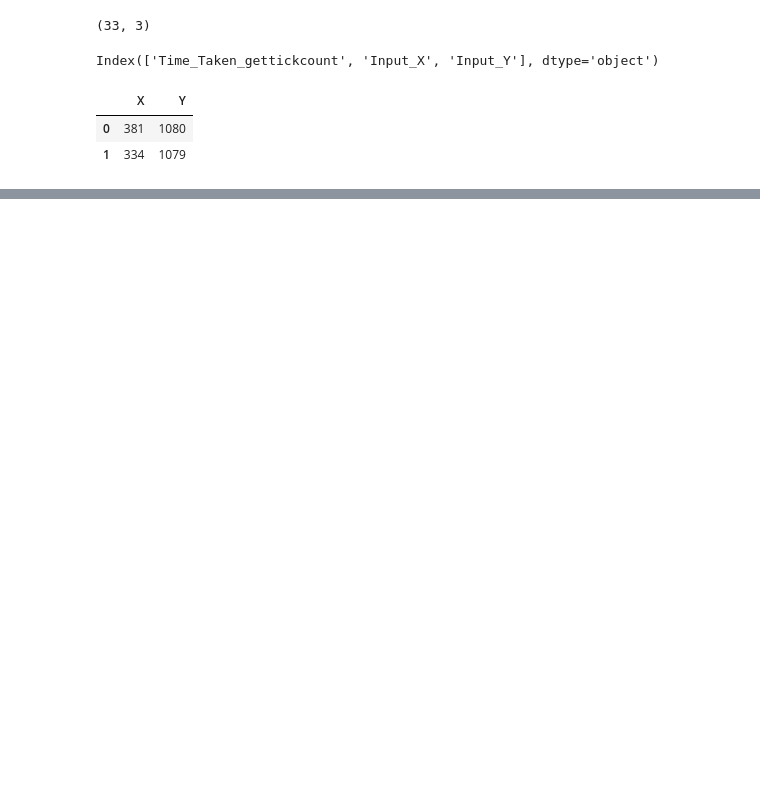
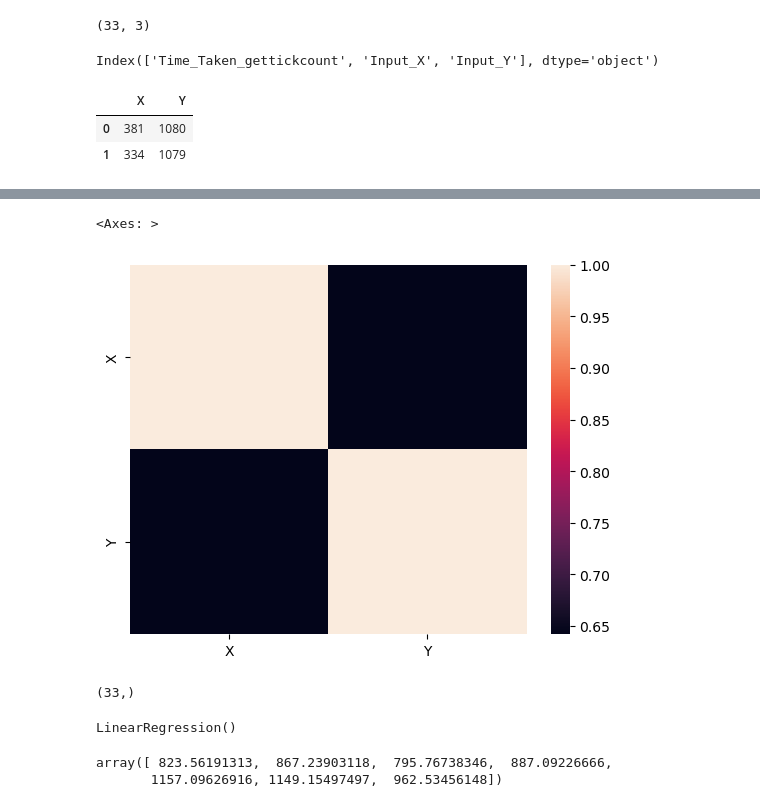
Before and after one commit to hsnaidu/DS_L, a Jupyter notebook: learning/LR.ipynb, the cells around one changed output, grey strips where cells are left out. Drawn from its saved outputs; the diff is of its cells as text; code cells hidden in the pictures; blank space fills up the shorter version.

```diff
--- a/learning/LR.ipynb
+++ b/learning/LR.ipynb
@@ -25,0 +41,16 @@ df.head(2)
+# %%
+sns.heatmap(df.corr())
+# %% [output]
+<Axes: >
+[figure, added]
+# %%
+# use two Bracket whenever you use single independent feature , it must be a dataframe or a 2-d array
+X = df[['X']]
+X.head()
+# but for a dependent feature you can have it as a series
+y = df['Y']
+
+X.shape
+y.shape
+# %% [output]
+(33,)
@@ -25,0 +61,10 @@ df.head(2)
+# %%
+lr = LinearRegression()
+lr.fit(X_train,y_train)
+# %% [output]
+LinearRegression()
+# %%
+lr.predict(X_test)
+# %% [output]
+array([ 823.56191313,  867.23903118,  795.76738346,  887.09226666,
+       1157.09626916, 1149.15497497,  962.53456148])
```
Also changed, not shown: parts of 8 cells of this notebook, 1 other file.
